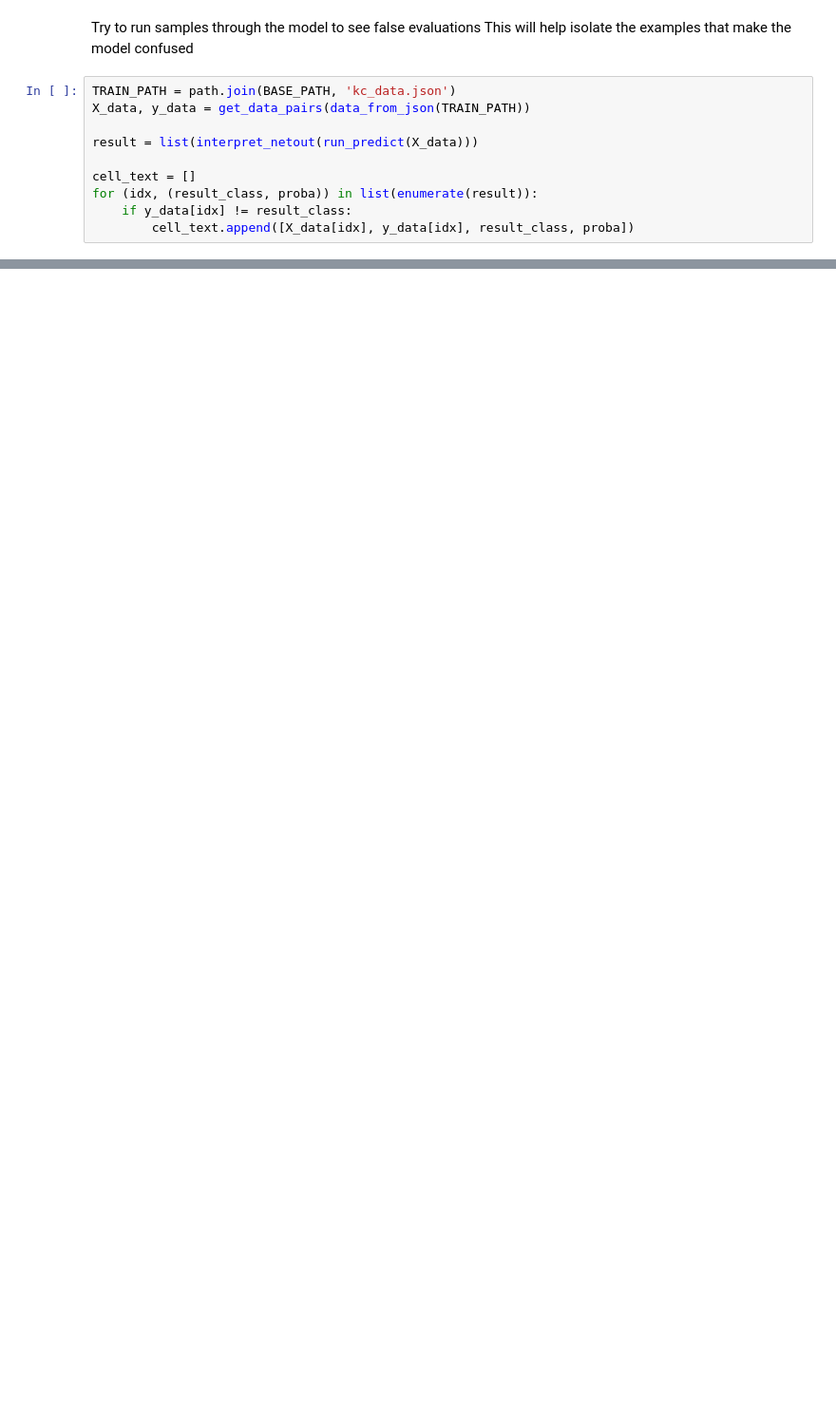
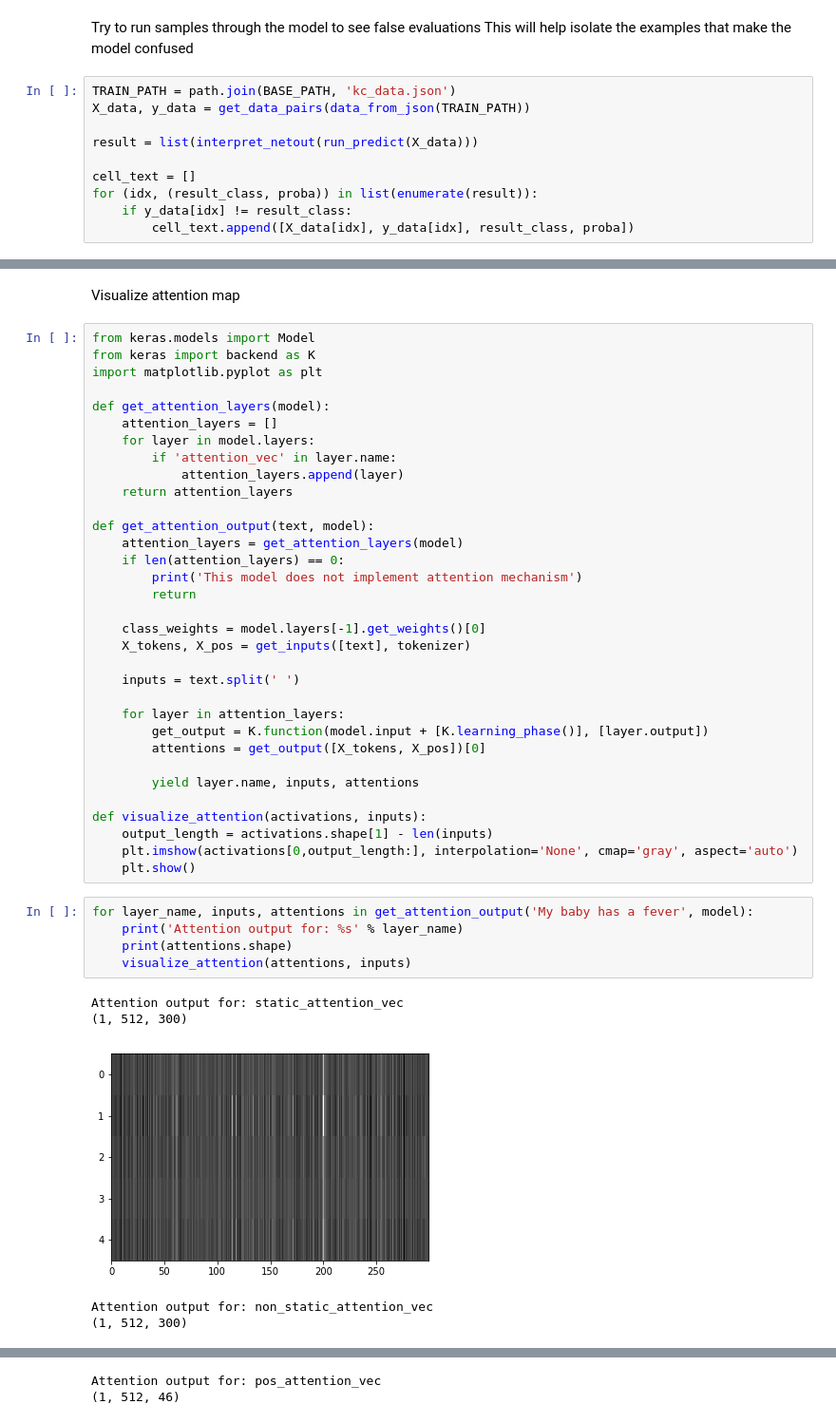
Before and after one commit to luungoc2005/nlp-test, a Jupyter notebook: intents_predict.ipynb, the cells around one changed output, grey strips where cells are left out. Shown at 95% size. Cells and saved outputs as stored; diff of their text form; blank space fills up the shorter version.

Commit message:
implement simple attention

```diff
--- a/intents_predict.ipynb
+++ b/intents_predict.ipynb
@@ -67,0 +68,46 @@ Found 656 (accuracy: -5.4) misassigned examples. Showing the top 40
+# %% [markdown]
+Visualize attention map
+# %%
+from keras.models import Model
+from keras import backend as K
+import matplotlib.pyplot as plt
+
+def get_attention_layers(model):
+    attention_layers = []
+    for layer in model.layers:
+        if 'attention_vec' in layer.name:
+            attention_layers.append(layer)
+    return attention_layers
+
+def get_attention_output(text, model):
+    attention_layers = get_attention_layers(model)
+    if len(attention_layers) == 0:
+        print('This model does not implement attention mechanism')
+        return
+
+    class_weights = model.layers[-1].get_weights()[0]
+    X_tokens, X_pos = get_inputs([text], tokenizer)
+
+    inputs = text.split(' ')
+
+    for layer in attention_layers:
+        get_output = K.function(model.input + [K.learning_phase()], [layer.output])
+        attentions = get_output([X_tokens, X_pos])[0]
+
+        yield layer.name, inputs, attentions
+
+def visualize_attention(activations, inputs):
+    output_length = activations.shape[1] - len(inputs)
+    plt.imshow(activations[0,output_length:], interpolation='None', cmap='gray', aspect='auto')
+    plt.show()
+# %%
+for layer_name, inputs, attentions in get_attention_output('My baby has a fever', model):
+    print('Attention output for: %s' % layer_name)
+    print(attentions.shape)
+    visualize_attention(attentions, inputs)
+# %% [output]
+Attention output for: static_attention_vec
+(1, 512, 300)
+[figure, added]
+Attention output for: non_static_attention_vec
+(1, 512, 300)
@@ -67,0 +115,2 @@ Found 656 (accuracy: -5.4) misassigned examples. Showing the top 40
+Attention output for: pos_attention_vec
+(1, 512, 46)
```
Also changed, not shown: parts of 3 cells of this notebook, 5 other files.
